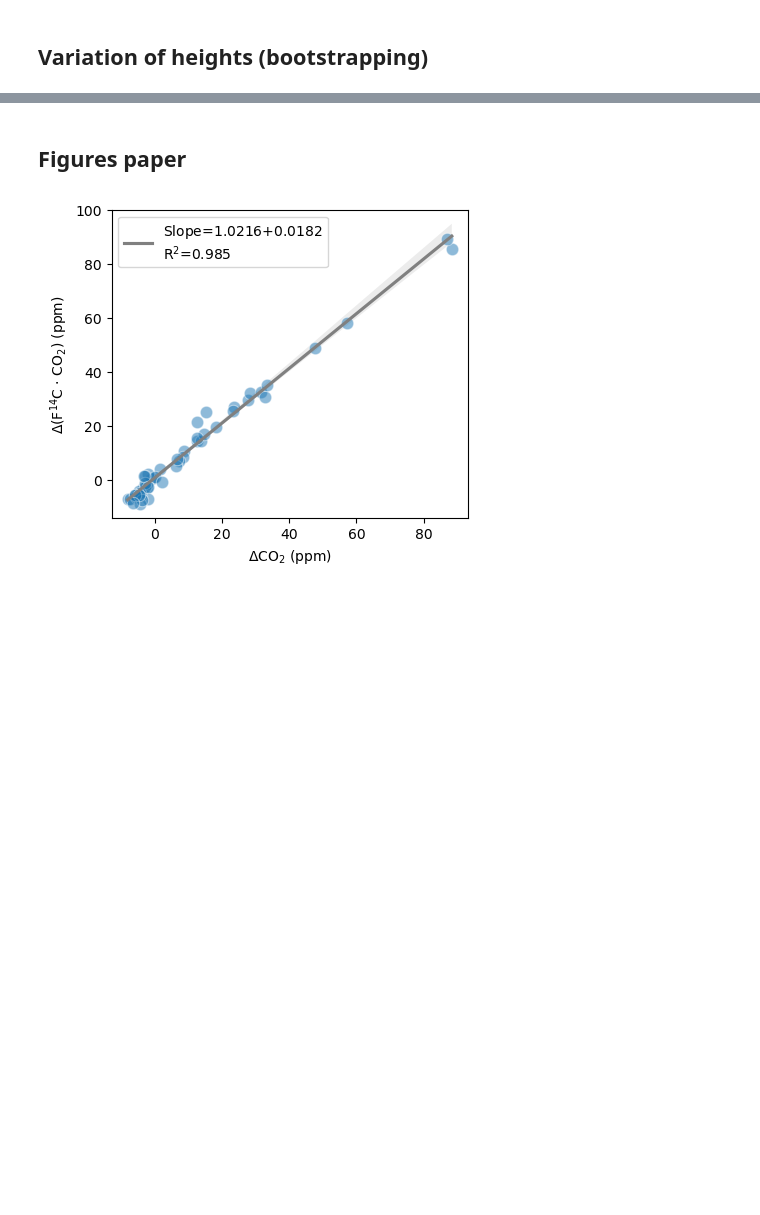
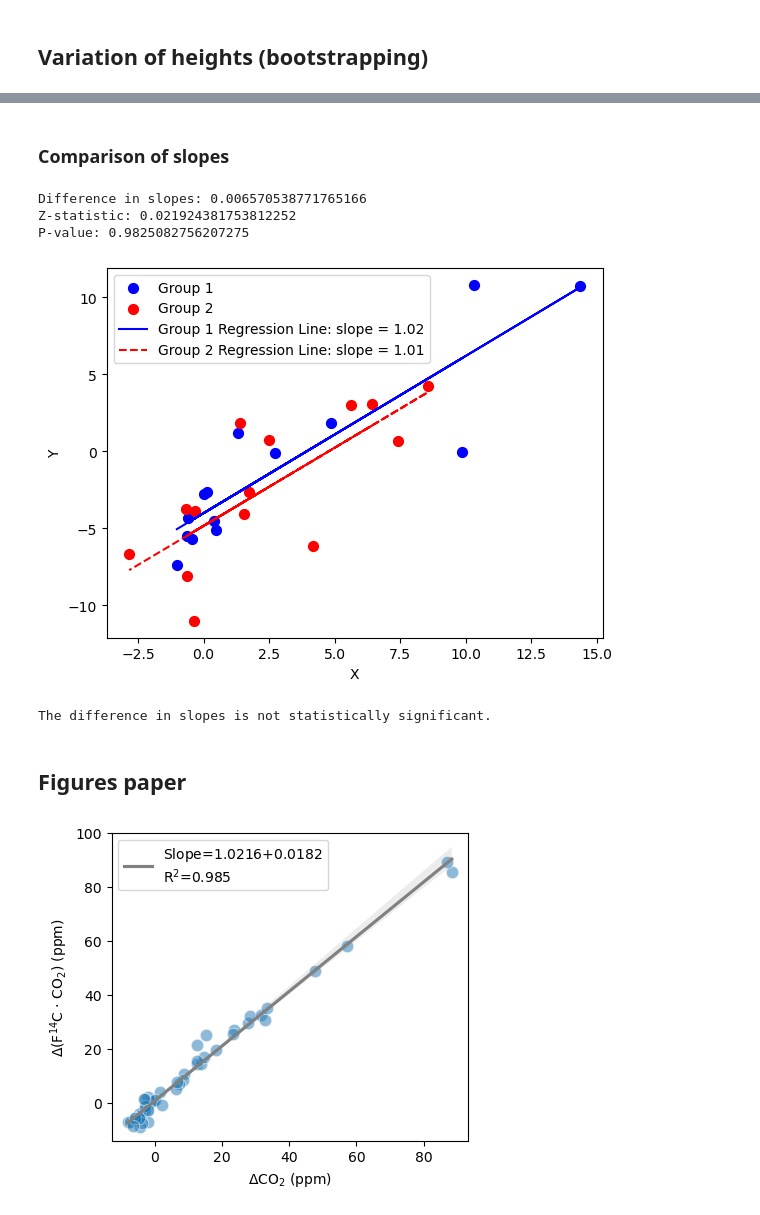
Before and after one commit to Emunozho/Model_Prades, a Jupyter notebook: Miller_Tans_Prades.ipynb, the cells around one changed output, grey strips where cells are left out. Drawn from its saved outputs; the diff is of its cells as text; code cells hidden in the pictures; blank space fills up the shorter version.

```diff
--- a/Miller_Tans_Prades.ipynb
+++ b/Miller_Tans_Prades.ipynb
@@ -422,3 +511,75 @@ Text(0, 0.5, 'Frequency')
+# %% [markdown]
+### Comparison of slopes
+# %%
+import numpy as np
+import statsmodels.api as sm
+#import statsmodels as sm
+import matplotlib.pyplot as plt
+from scipy.stats import norm
+# Sample data for two groups
+# Group 1 data (x1, y1)
+
+fw=df[df['Experiment']==exp[0]]
+x1 = fw.CO2-bkg_CO2
+y1 = (fw.F14C*fw.CO2)-bkg_CO2F14C
+
+fw=df[df['Experiment']==exp[1]]
+x2 = fw.CO2-bkg_CO2
+y2 = (fw.F14C*fw.CO2)-bkg_CO2F14C
+
+
+X1 = sm.add_constant(x1)
+X2 = sm.add_constant(x2)
+
+# Fit linear regression models for both groups
+model1 = sm.OLS(y1, X1).fit()
+model2 = sm.OLS(y2, X2).fit()
+
+# Print the results of both models
+# print(f"Group 1 Regression Summary:\n{model1.summary()}")
+# print(f"Group 2 Regression Summary:\n{model2.summary()}")
+
+# To compare the slopes, we can test if the difference in slopes is statistically significant
+# Calculate the difference in slopes
+slope1 = model1.params[1]  # Slope for Group 1
+slope2 = model2.params[1]  # Slope for Group 2
+
+# Compute standard error of the difference of slopes
+se1 = model1.bse[1]  # Standard error for slope of Group 1
+se2 = model2.bse[1]  # Standard error for slope of Group 2
+
+# Compute the z-statistic for the difference in slopes
+z_stat = (slope1 - slope2) / np.sqrt(se1**2 + se2**2)
+p_value = 2 * (1 - stats.norm.cdf(np.abs(z_stat)))  # Two-tailed test
+
+print(f"\nDifference in slopes: {slope1 - slope2}")
+print(f"Z-statistic: {z_stat}")
+print(f"P-value: {p_value}")
+
+# Plotting the regression lines for visualization
+plt.scatter(x1, y1, color='blue', label='Group 1', s=50)
+plt.scatter(x2, y2, color='red', label='Group 2', s=50)
+
+# Plot the regression lines
+plt.plot(x1, model1.predict(X1), color='blue', linestyle='-', label=f'Group 1 Regression Line: slope = {slope1:.2f}')
+plt.plot(x2, model2.predict(X2), color='red', linestyle='--', label=f'Group 2 Regression Line: slope = {slope2:.2f}')
+
+plt.xlabel('X')
+plt.ylabel('Y')
+plt.legend()
+plt.show()
+
+# Conclusion based on p-value
+if p_value < 0.05:
+    print("\nThe difference in slopes is statistically significant.")
+else:
+    print("\nThe difference in slopes is not statistically significant.")
+# %% [output]
+Difference in slopes: 0.006570538771765166
+Z-statistic: 0.021924381753812252
+P-value: 0.9825082756207275
+[figure, added]
+The difference in slopes is not statistically significant.
 # %% [markdown]
 ## Figures paper
 # %%
```
Also changed, not shown: parts of 8 cells of this notebook, 13 other files.
